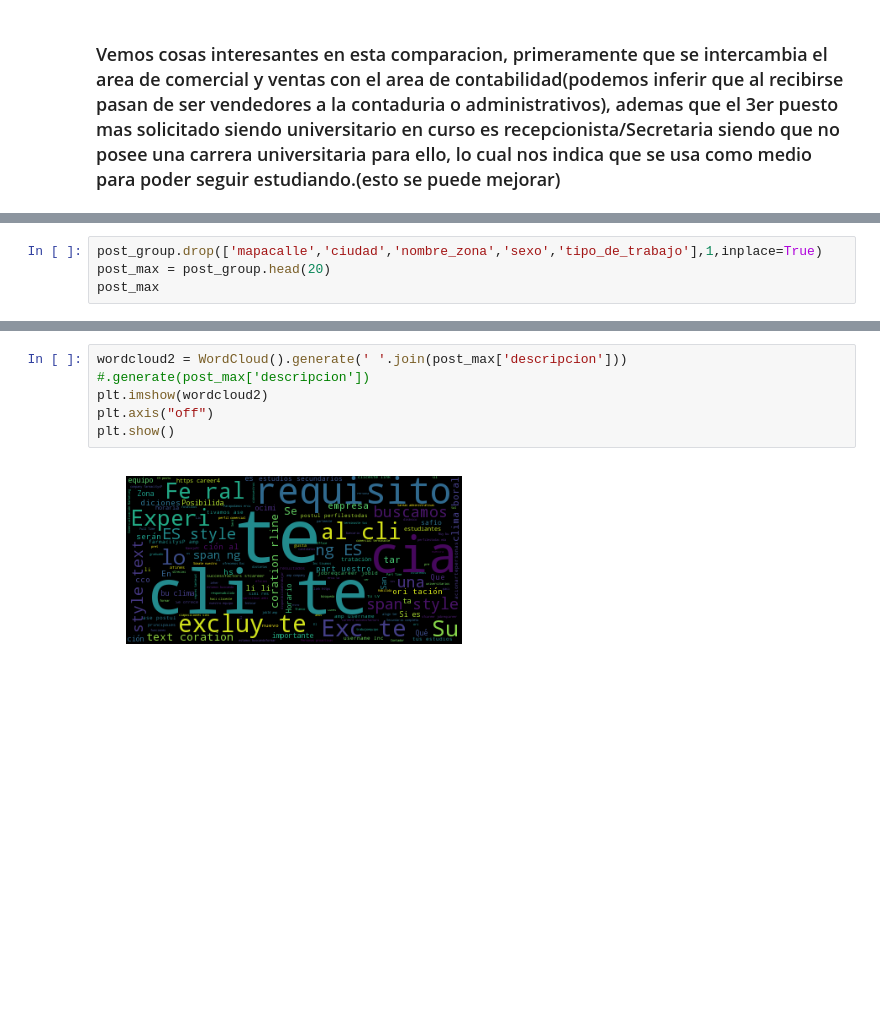
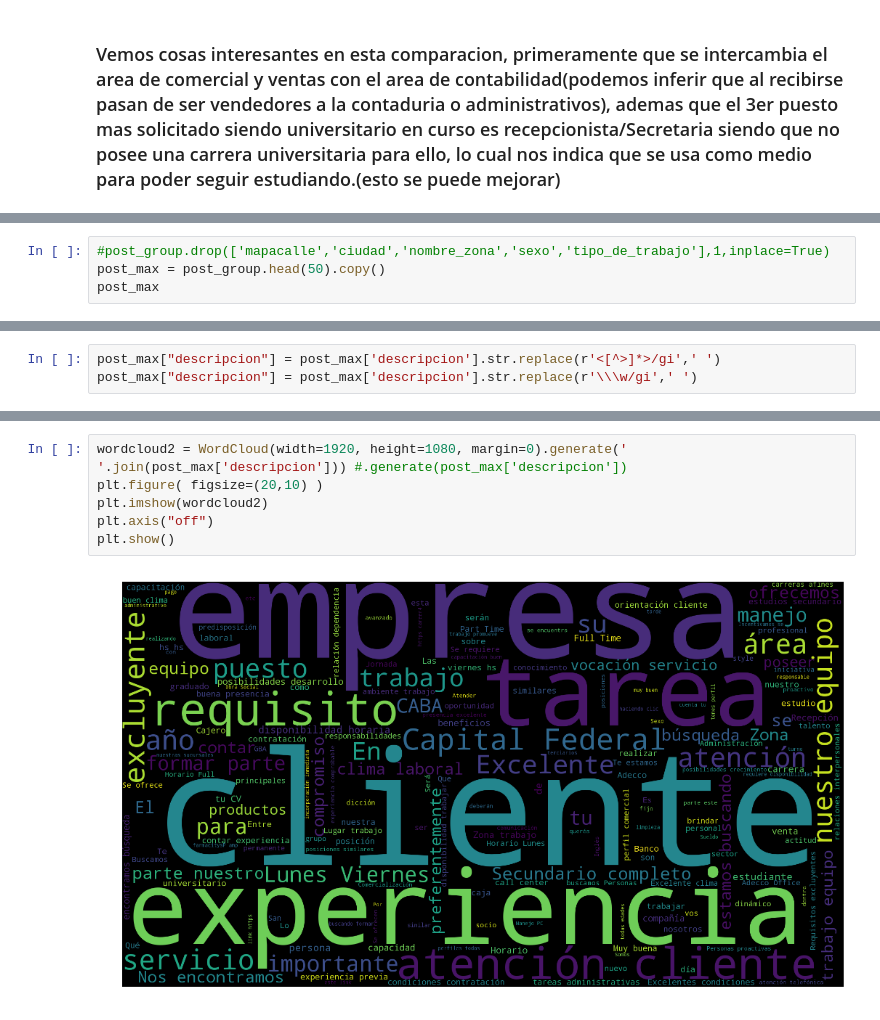
Before and after one commit to PRPablo/dataJobSearches, a Jupyter notebook: exploratoryAnalysis/tp_ariel.ipynb, the cells around one changed output, grey strips where cells are left out. Drawn from its saved outputs; the diff is of its cells as text; blank space fills up the shorter version.

Commit message:
Improve word cloud

```diff
--- a/exploratoryAnalysis/tp_ariel.ipynb
+++ b/exploratoryAnalysis/tp_ariel.ipynb
@@ -362,8 +395,8 @@ post_group.head()
 | 3 | 1112094756 | 8763 | Representante de Atencion al Clie... | <p>Seleccionaremos para Important... | Gran Buenos Aires | NaN | NaN | Part-time | ... |
 | 4 | 1112345900 | 8304 | Asesores de Atención al Público -... | <p><em><strong>¡Sumate al equipo ... | Capital Federal | NaN | Palermo | Part-time | ... |
 # %%
-post_group.drop(['mapacalle','ciudad','nombre_zona','sexo','tipo_de_trabajo'],1,inplace=True)
-post_max = post_group.head(20)
+#post_group.drop(['mapacalle','ciudad','nombre_zona','sexo','tipo_de_trabajo'],1,inplace=True)
+post_max = post_group.head(50).copy()
 post_max
 # %% [output]
 |  | idaviso | cant_postulaciones | titulo | descripcion | nivel_laboral | nombre_area | denominacion_empresa |
@@ -394,3 +419,6 @@ post_max['descripcion'] = post_max['descripcion'].str.replace('</strong>',' ')
+# %%
+post_max["descripcion"] = post_max['descripcion'].str.replace(r'<[^>]*>/gi',' ')
+post_max["descripcion"] = post_max['descripcion'].str.replace(r'\\\w/gi',' ')
 # %%
 pd.set_option('max_colwidth', 1500)
 post_max.head()
@@ -448,7 +498,8 @@ post_max
 # %%
-wordcloud2 = WordCloud().generate(' '.join(post_max['descripcion'])) #.generate(post_max['descripcion'])
+wordcloud2 = WordCloud(width=1920, height=1080, margin=0).generate(' '.join(post_max['descripcion'])) #.generate(post_max['descripcion'])
+plt.figure( figsize=(20,10) )
 plt.imshow(wordcloud2)
 plt.axis("off")
 plt.show()
 # %% [output]
-[figure, old version]
+[figure, new version]
```
Also changed, not shown: parts of 8 cells of this notebook.
